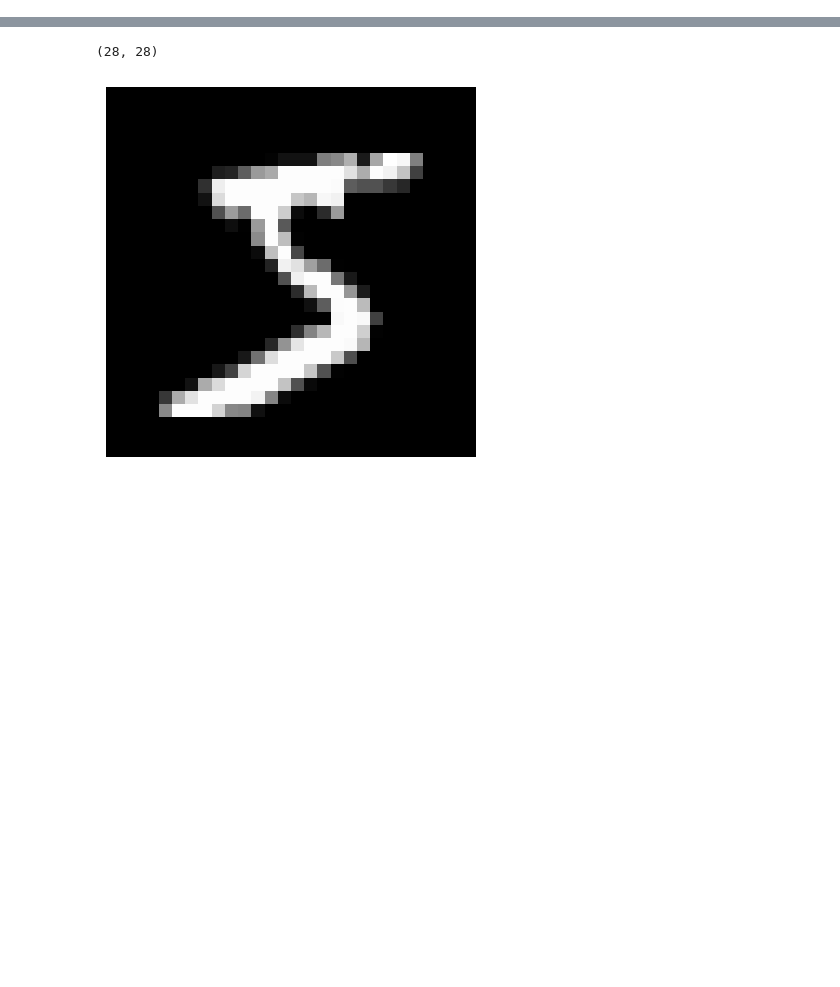
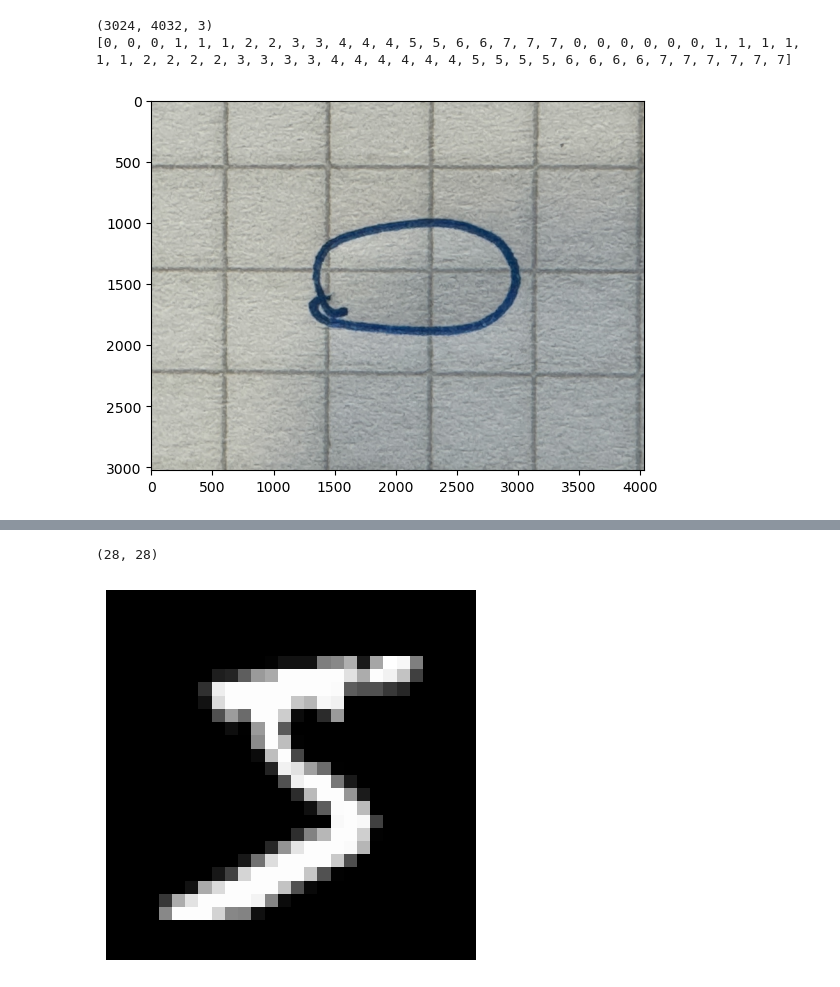
Before and after one commit to EFCK/Few-Shot-Learning, a Jupyter notebook: resnet18.ipynb, the cells around one changed output, grey strips where cells are left out. Drawn from its saved outputs; the diff is of its cells as text; code cells hidden in the pictures; blank space fills up the shorter version.

Commit message:
Handwritten images added, program modified
Data collection was done with manually taken pictures, the architecture of the network was changed.

```diff
--- a/resnet18.ipynb
+++ b/resnet18.ipynb
@@ -0,0 +1,38 @@
+# %%
+from pathlib import Path
+import matplotlib.pyplot as plt
+import numpy as np
+
+images = []
+pathlist= Path('digits_im').glob('*.jpg')
+
+labels = []
+
+for p in pathlist:
+    try:
+        images.append(plt.imread(p))
+        p = str(p)
+        labels.append(int(p[10]))
+    except:
+        print(str(p))
+
+
+for i in range(len(labels)):
+    if labels[i]!= 6 or labels[i]!=9:
+        for j in range(2):
+            flipped = np.flip(images[i],j)
+            images.append(flipped)
+            labels.append(labels[i])
+    else:
+        flipped = np.flip(images[i], 0)
+        images.append(flipped)
+        labels.append(labels[i])
+
+
+plt.imshow(images[0])
+print(images[0].shape)
+print(labels)
+# %% [output]
+(3024, 4032, 3)
+[0, 0, 0, 1, 1, 1, 2, 2, 3, 3, 4, 4, 4, 5, 5, 6, 6, 7, 7, 7, 0, 0, 0, 0, 0, 0, 1, 1, 1, 1, 1, 1, 2, 2, 2, 2, 3, 3, 3, 3, 4, 4, 4, 4, 4, 4, 5, 5, 5, 5, 6, 6, 6, 6, 7, 7, 7, 7, 7, 7]
+[figure, added]
```
Also changed, not shown: parts of 6 cells of this notebook, 27 other files.
